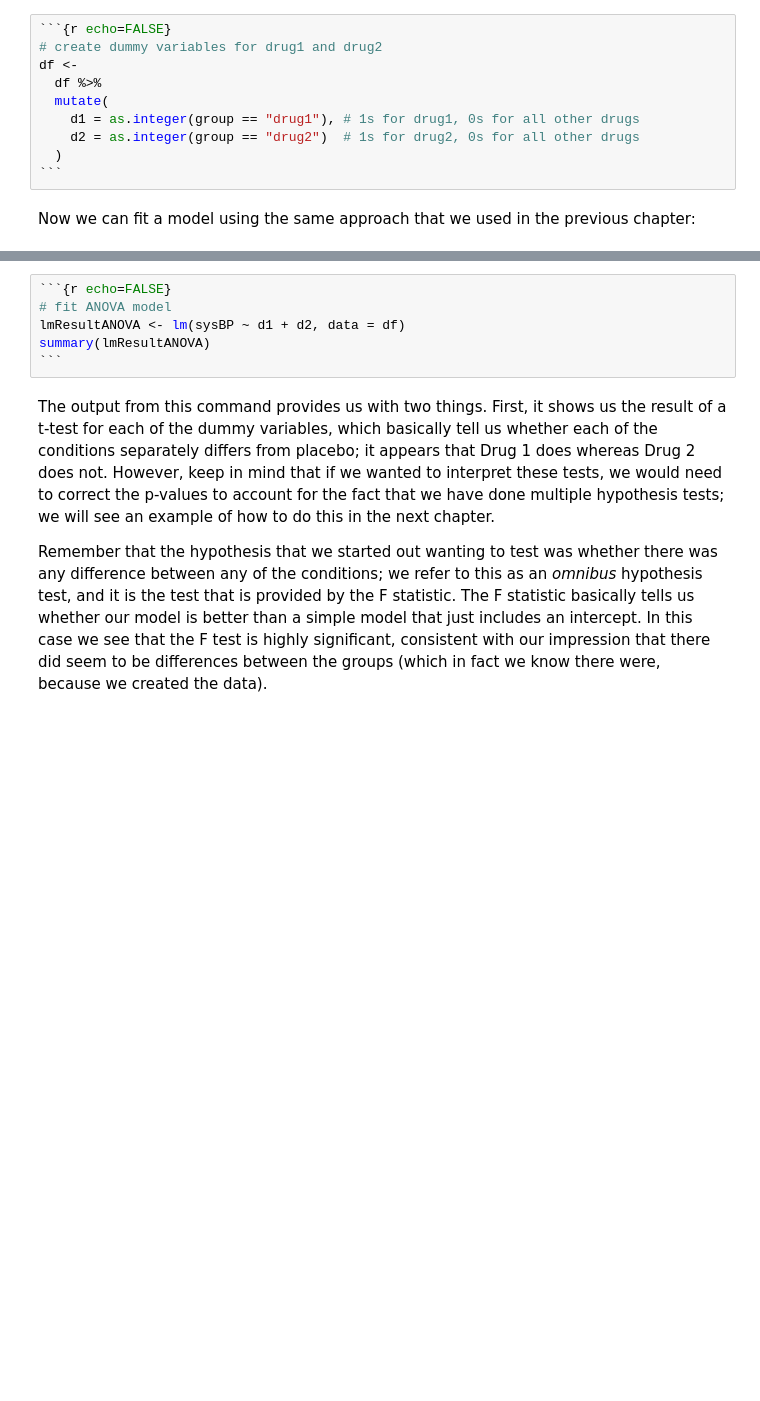
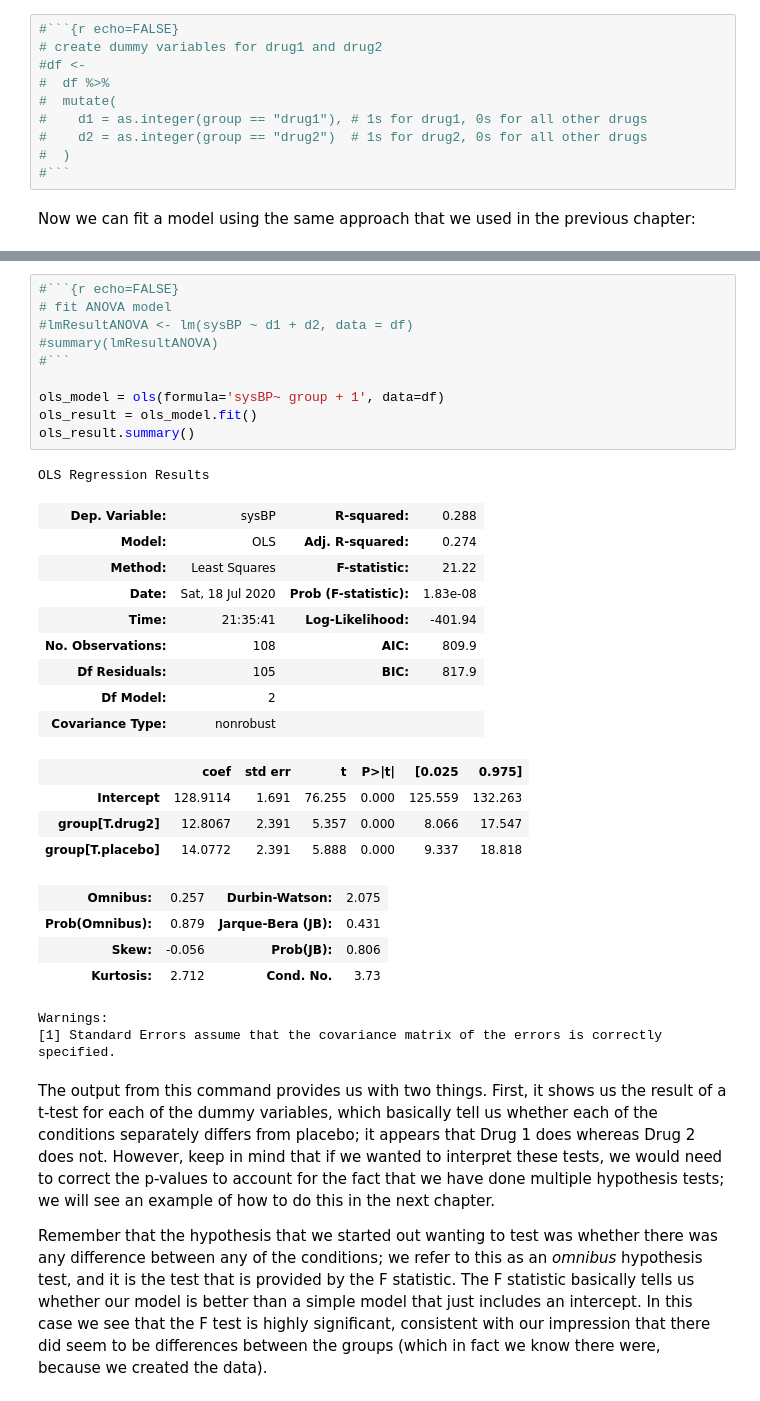
Before and after one commit to john-s-butler-dit/statsthinking21-python, a Jupyter notebook: notebooks/15-ComparingMeans.ipynb, the cells around one changed output, grey strips where cells are left out. Saved outputs shown, nothing was run; the diff lists cells and outputs as text; blank space fills up the shorter version.

````diff
--- a/notebooks/15-ComparingMeans.ipynb
+++ b/notebooks/15-ComparingMeans.ipynb
@@ -335,14 +383,14 @@ ggplot(fdata,aes(x,f_1_1)) +
 # %% [markdown]
 To create an ANOVA model, we extend the idea of *dummy coding* that you encountered in the last chapter. Remember that for the t-test comparing two means, we created a single dummy variable that took the value of 1 for one of the conditions and zero for the others.  Here we extend that idea by creating two dummy variables, one that codes for the Drug 1 condition and the other that codes for the Drug 2 condition.  Just as in the t-test, we will have one condition (in this case, placebo) that doesn't have a dummy variable, and thus represents the baseline against which the others are compared; its mean defines the intercept of the model. Let's create the dummy coding for drugs 1 and 2.
 # %%
-```{r echo=FALSE}
+#```{r echo=FALSE}
 # create dummy variables for drug1 and drug2
-df <-
-  df %>%
-  mutate(
-    d1 = as.integer(group == "drug1"), # 1s for drug1, 0s for all other drugs
-    d2 = as.integer(group == "drug2")  # 1s for drug2, 0s for all other drugs
-  )
-```
+#df <-
+#  df %>%
+#  mutate(
+#    d1 = as.integer(group == "drug1"), # 1s for drug1, 0s for all other drugs
+#    d2 = as.integer(group == "drug2")  # 1s for drug2, 0s for all other drugs
+#  )
+#```
 # %% [markdown]
 Now we can fit a model using the same approach that we used in the previous chapter:
@@ -356,9 +408,34 @@ emm.result <- emmeans(lmResultAnovaBasic, "group" )
 # %%
-```{r echo=FALSE}
+#```{r echo=FALSE}
 # fit ANOVA model
-lmResultANOVA <- lm(sysBP ~ d1 + d2, data = df)
-summary(lmResultANOVA)
-```
+#lmResultANOVA <- lm(sysBP ~ d1 + d2, data = df)
+#summary(lmResultANOVA)
+#```
+
+ols_model = ols(formula='sysBP~ group + 1', data=df)
+ols_result = ols_model.fit()
+ols_result.summary()
+# %% [output]
+OLS Regression Results
+| Dep. Variable: | sysBP | R-squared: | 0.288 |
+| Model: | OLS | Adj. R-squared: | 0.274 |
+| Method: | Least Squares | F-statistic: | 21.22 |
+| Date: | Sat, 18 Jul 2020 | Prob (F-statistic): | 1.83e-08 |
+| Time: | 21:35:41 | Log-Likelihood: | -401.94 |
+| No. Observations: | 108 | AIC: | 809.9 |
+| Df Residuals: | 105 | BIC: | 817.9 |
+| Df Model: | 2 |  |  |
+| Covariance Type: | nonrobust |  |  |
+|  | coef | std err | t | P>|t| | [0.025 | 0.975] |
+| Intercept | 128.9114 | 1.691 | 76.255 | 0.000 | 125.559 | 132.263 |
+| group[T.drug2] | 12.8067 | 2.391 | 5.357 | 0.000 | 8.066 | 17.547 |
+| group[T.placebo] | 14.0772 | 2.391 | 5.888 | 0.000 | 9.337 | 18.818 |
+| Omnibus: | 0.257 | Durbin-Watson: | 2.075 |
+| Prob(Omnibus): | 0.879 | Jarque-Bera (JB): | 0.431 |
+| Skew: | -0.056 | Prob(JB): | 0.806 |
+| Kurtosis: | 2.712 | Cond. No. | 3.73 |
+Warnings:
+[1] Standard Errors assume that the covariance matrix of the errors is correctly specified.
 # %% [markdown]
 The output from this command provides us with two things.  First, it shows us the result of a t-test for each of the dummy variables, which basically tell us whether each of the conditions separately differs from placebo; it appears that Drug 1 does whereas Drug 2 does not.  However, keep in mind that if we wanted to interpret these tests, we would need to correct the p-values to account for the fact that we have done multiple hypothesis tests; we will see an example of how to do this in the next chapter.
 
````
Also changed, not shown: parts of 23 cells of this notebook, 1 other file.
